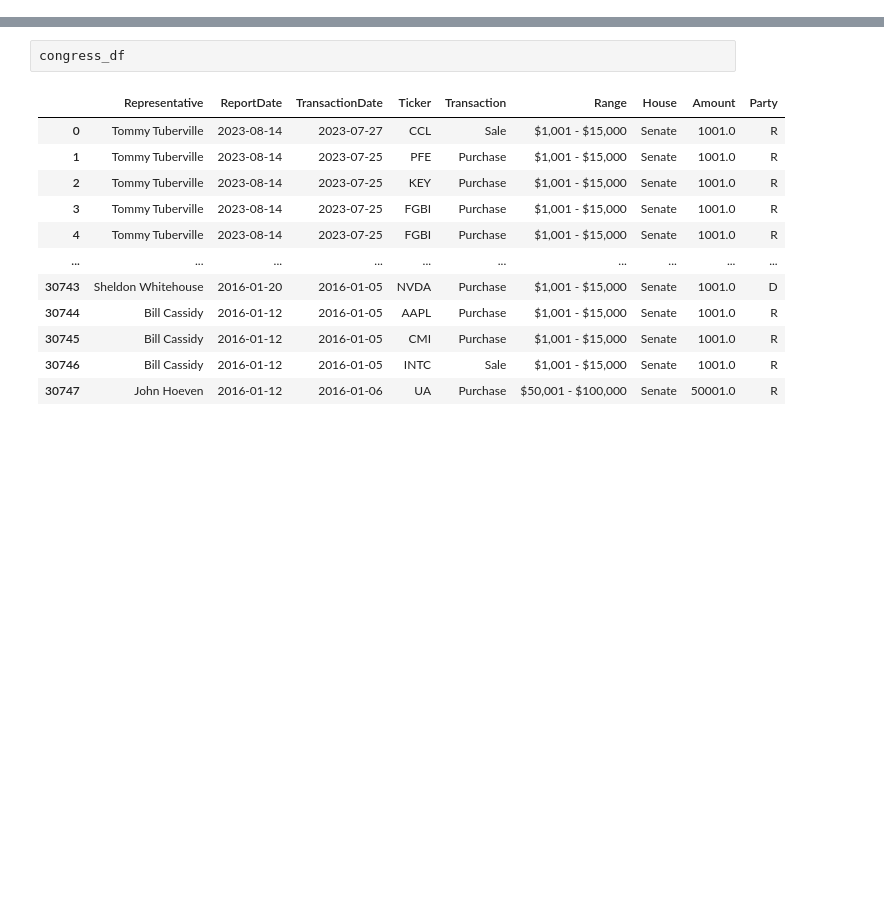
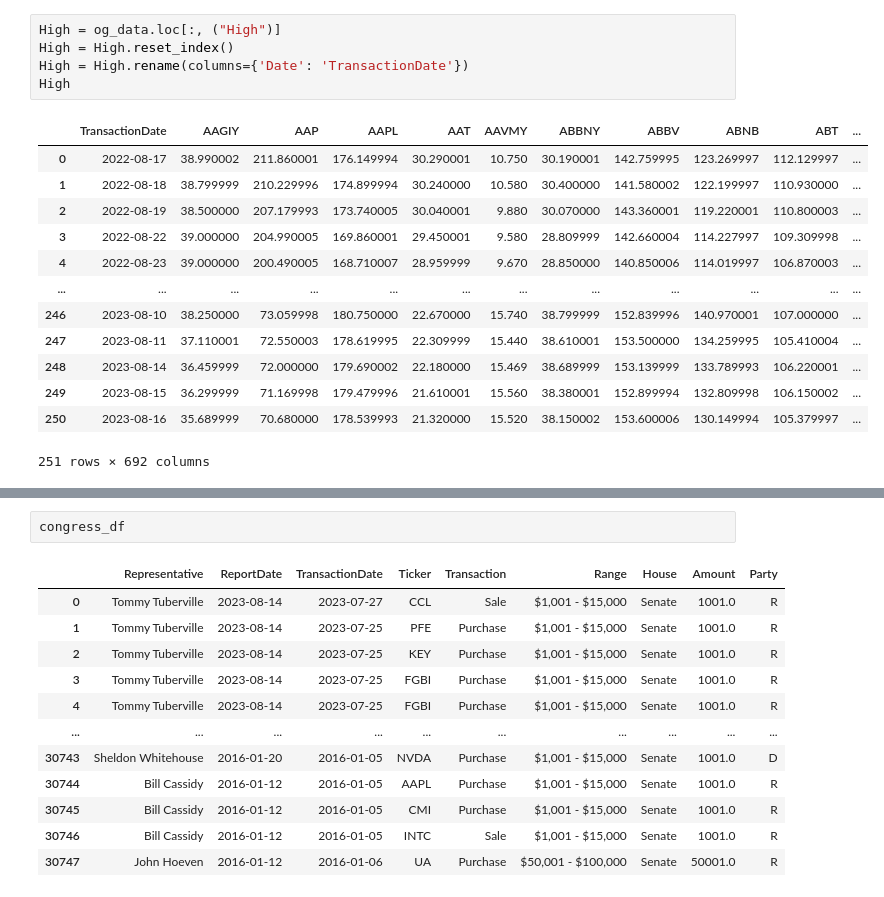
Before and after one commit to ssenhouse/project_3_congress_insider, a Jupyter notebook: quiver_api.ipynb, the cells around one changed output, grey strips where cells are left out. Drawn from its saved outputs; the diff is of its cells as text; blank space fills up the shorter version.

```diff
--- a/quiver_api.ipynb
+++ b/quiver_api.ipynb
@@ -6,0 +70,19 @@ from dotenv import load_dotenv
+# %%
+High = og_data.loc[:, ("High")]
+High = High.reset_index()
+High = High.rename(columns={'Date': 'TransactionDate'})
+High
+# %% [output]
+|  | TransactionDate | AAGIY | AAP | AAPL | AAT | AAVMY | ABBNY | ABBV | ABNB | ABT | ... |
+| 0 | 2022-08-17 | 38.990002 | 211.860001 | 176.149994 | 30.290001 | 10.750 | 30.190001 | 142.759995 | 123.269997 | 112.129997 | ... |
+| 1 | 2022-08-18 | 38.799999 | 210.229996 | 174.899994 | 30.240000 | 10.580 | 30.400000 | 141.580002 | 122.199997 | 110.930000 | ... |
+| 2 | 2022-08-19 | 38.500000 | 207.179993 | 173.740005 | 30.040001 | 9.880 | 30.070000 | 143.360001 | 119.220001 | 110.800003 | ... |
+| 3 | 2022-08-22 | 39.000000 | 204.990005 | 169.860001 | 29.450001 | 9.580 | 28.809999 | 142.660004 | 114.227997 | 109.309998 | ... |
+| 4 | 2022-08-23 | 39.000000 | 200.490005 | 168.710007 | 28.959999 | 9.670 | 28.850000 | 140.850006 | 114.019997 | 106.870003 | ... |
+| ... | ... | ... | ... | ... | ... | ... | ... | ... | ... | ... | ... |
+| 246 | 2023-08-10 | 38.250000 | 73.059998 | 180.750000 | 22.670000 | 15.740 | 38.799999 | 152.839996 | 140.970001 | 107.000000 | ... |
+| 247 | 2023-08-11 | 37.110001 | 72.550003 | 178.619995 | 22.309999 | 15.440 | 38.610001 | 153.500000 | 134.259995 | 105.410004 | ... |
+| 248 | 2023-08-14 | 36.459999 | 72.000000 | 179.690002 | 22.180000 | 15.469 | 38.689999 | 153.139999 | 133.789993 | 106.220001 | ... |
+| 249 | 2023-08-15 | 36.299999 | 71.169998 | 179.479996 | 21.610001 | 15.560 | 38.380001 | 152.899994 | 132.809998 | 106.150002 | ... |
+| 250 | 2023-08-16 | 35.689999 | 70.680000 | 178.539993 | 21.320000 | 15.520 | 38.150002 | 153.600006 | 130.149994 | 105.379997 | ... |
+251 rows × 692 columns
```
Also changed, not shown: parts of 28 cells of this notebook, 2 other files.
